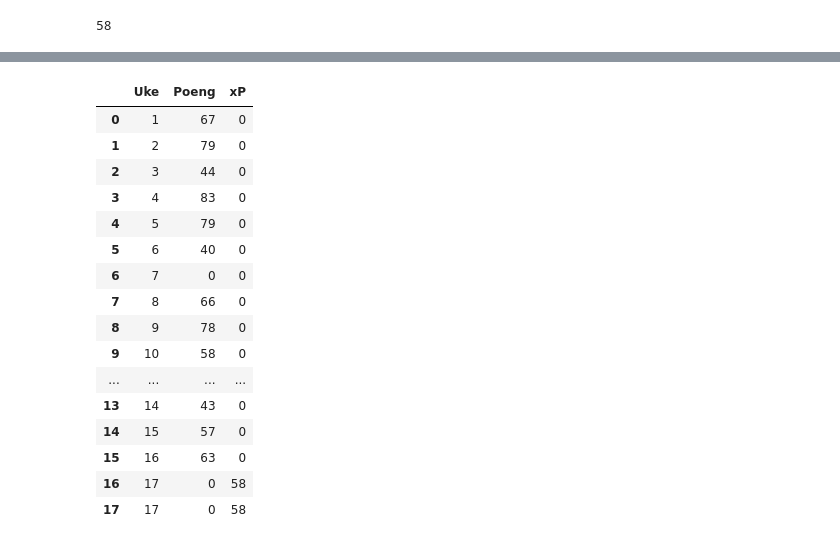
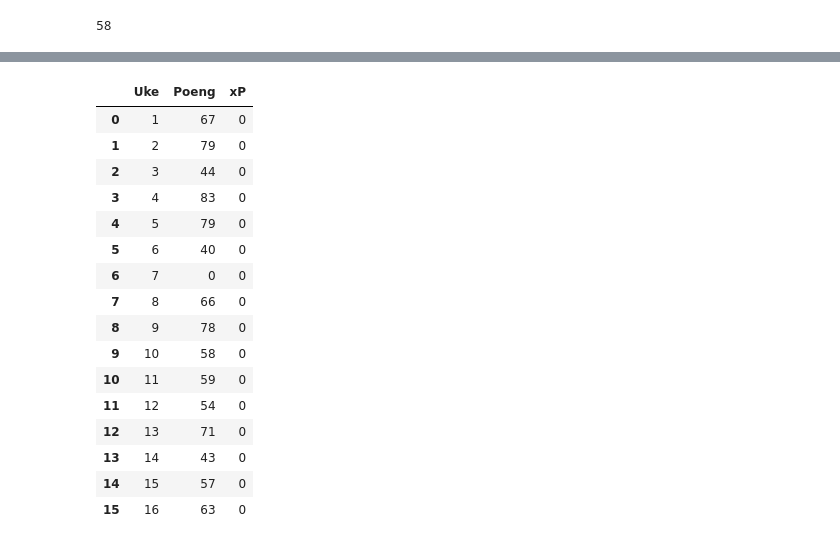
Before and after one commit to eireye/fpl, a Jupyter notebook: Notebook/visualisere.ipynb, the cells around one changed output, grey strips where cells are left out. Saved outputs shown, nothing was run; the diff lists cells and outputs as text; code cells hidden in the pictures.

```diff
--- a/Notebook/visualisere.ipynb
+++ b/Notebook/visualisere.ipynb
@@ -214,22 +194,21 @@ add_new_row(df_poeng_xP, 17)
-# %%
-df_poeng_xP2 =add_new_row(df_poeng_xP, 17)
-df_poeng_xP2
-# %% [output]
-|  | Uke | Poeng | xP |
-| 0 | 1 | 67 | 0 |
-| 1 | 2 | 79 | 0 |
-| 2 | 3 | 44 | 0 |
-| 3 | 4 | 83 | 0 |
-| 4 | 5 | 79 | 0 |
-| 5 | 6 | 40 | 0 |
-| 6 | 7 | 0 | 0 |
-| 7 | 8 | 66 | 0 |
-| 8 | 9 | 78 | 0 |
-| 9 | 10 | 58 | 0 |
-| ... | ... | ... | ... |
-| 13 | 14 | 43 | 0 |
-| 14 | 15 | 57 | 0 |
-| 15 | 16 | 63 | 0 |
-| 16 | 17 | 0 | 58 |
-| 17 | 17 | 0 | 58 |
+# %%
+df_poeng_xP
+# %% [output]
+|  | Uke | Poeng | xP |
+| 0 | 1 | 67 | 0 |
+| 1 | 2 | 79 | 0 |
+| 2 | 3 | 44 | 0 |
+| 3 | 4 | 83 | 0 |
+| 4 | 5 | 79 | 0 |
+| 5 | 6 | 40 | 0 |
+| 6 | 7 | 0 | 0 |
+| 7 | 8 | 66 | 0 |
+| 8 | 9 | 78 | 0 |
+| 9 | 10 | 58 | 0 |
+| 10 | 11 | 59 | 0 |
+| 11 | 12 | 54 | 0 |
+| 12 | 13 | 71 | 0 |
+| 13 | 14 | 43 | 0 |
+| 14 | 15 | 57 | 0 |
+| 15 | 16 | 63 | 0 |
 # %%
```
Also changed, not shown: parts of 12 cells of this notebook, 5 other files.
